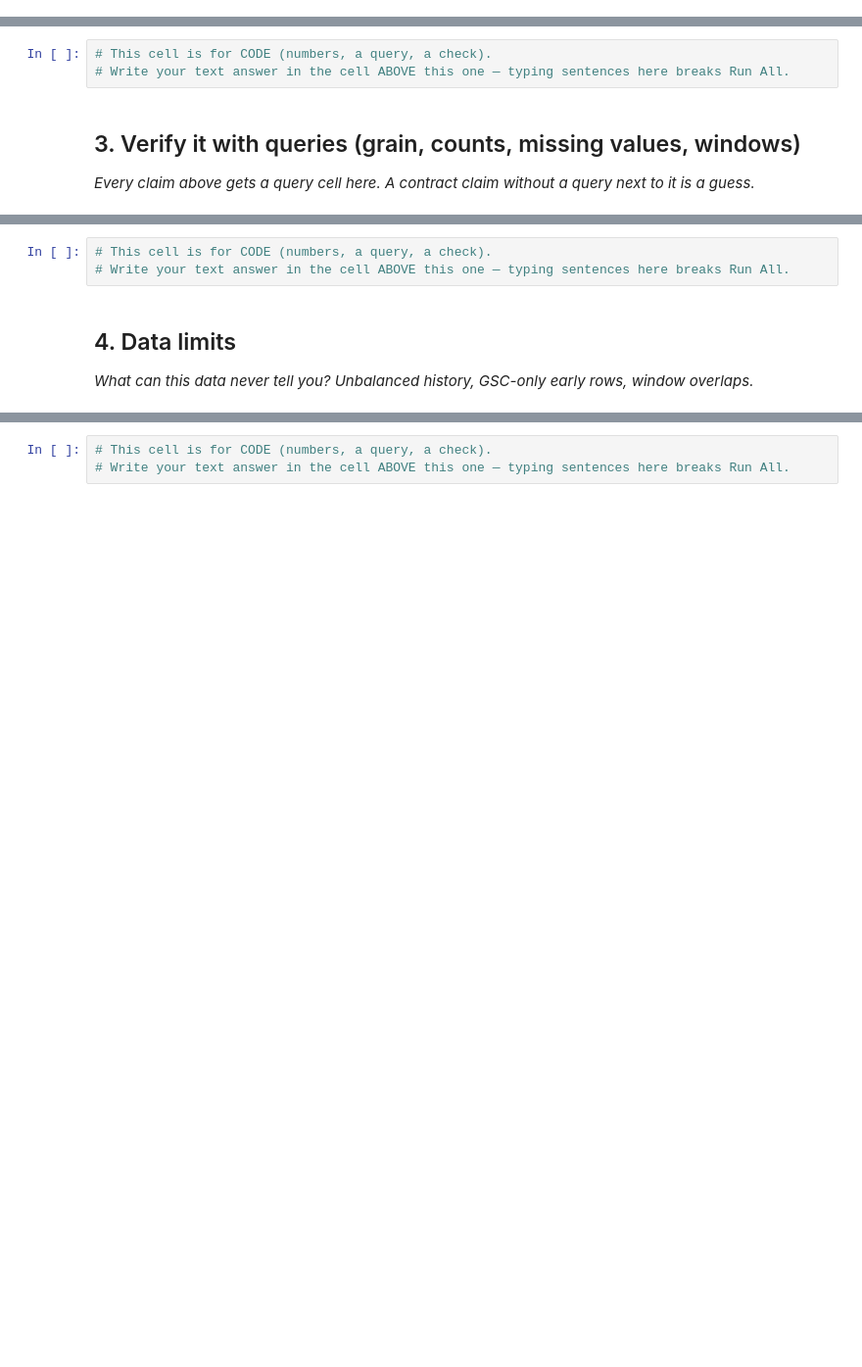
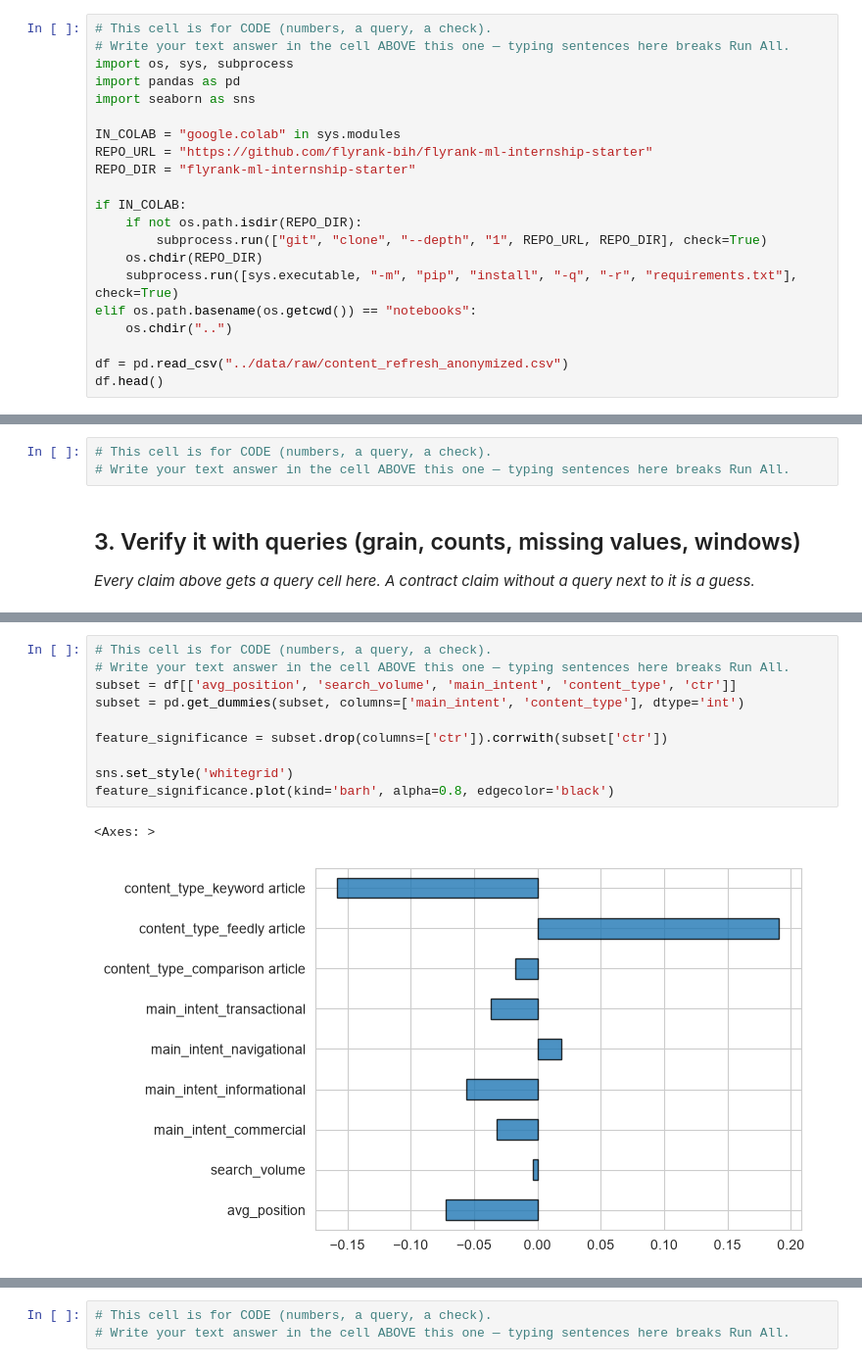
Before and after one commit to leiandrei/flyrank-ml-internship-starter, a Jupyter notebook: work/notebooks/w03_data_contract.ipynb, the cells around one changed output, grey strips where cells are left out. Shown at 98% size. Saved outputs shown, nothing was run; the diff lists cells and outputs as text; blank space fills up the shorter version.

Commit message:
(submission): Search Intelligence Data Contract

```diff
--- a/work/notebooks/w03_data_contract.ipynb
+++ b/work/notebooks/w03_data_contract.ipynb
@@ -15,0 +15,21 @@ This skeleton is yours to fill. Work the sections **in order** — each one has
+# %%
+# This cell is for CODE (numbers, a query, a check).
+# Write your text answer in the cell ABOVE this one — typing sentences here breaks Run All.
+import os, sys, subprocess
+import pandas as pd
+import seaborn as sns
+
+IN_COLAB = "google.colab" in sys.modules
+REPO_URL = "https://github.com/flyrank-bih/flyrank-ml-internship-starter"
+REPO_DIR = "flyrank-ml-internship-starter"
+
+if IN_COLAB:
+    if not os.path.isdir(REPO_DIR):
+        subprocess.run(["git", "clone", "--depth", "1", REPO_URL, REPO_DIR], check=True)
+    os.chdir(REPO_DIR)
+    subprocess.run([sys.executable, "-m", "pip", "install", "-q", "-r", "requirements.txt"], check=True)
+elif os.path.basename(os.getcwd()) == "notebooks":
+    os.chdir("..")
+
+df = pd.read_csv("../data/raw/content_refresh_anonymized.csv")
+df.head()
@@ -27,7 +81,13 @@ This skeleton is yours to fill. Work the sections **in order** — each one has
 # %%
 # This cell is for CODE (numbers, a query, a check).
 # Write your text answer in the cell ABOVE this one — typing sentences here breaks Run All.
+subset = df[['avg_position', 'search_volume', 'main_intent', 'content_type', 'ctr']]
+subset = pd.get_dummies(subset, columns=['main_intent', 'content_type'], dtype='int')
+
+feature_significance = subset.drop(columns=['ctr']).corrwith(subset['ctr'])
+
+sns.set_style('whitegrid')
+feature_significance.plot(kind='barh', alpha=0.8, edgecolor='black')
+# %% [output]
+<Axes: >
+[figure, added]
-# %% [markdown]
-## 4. Data limits
-
-*What can this data never tell you? Unbalanced history, GSC-only early rows, window overlaps.*
```
Also changed, not shown: parts of 11 cells of this notebook.
